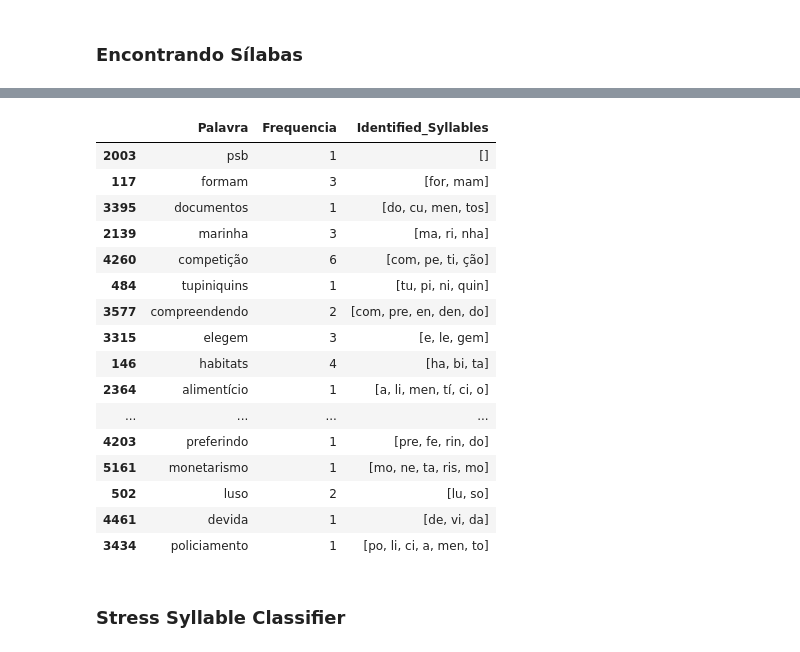
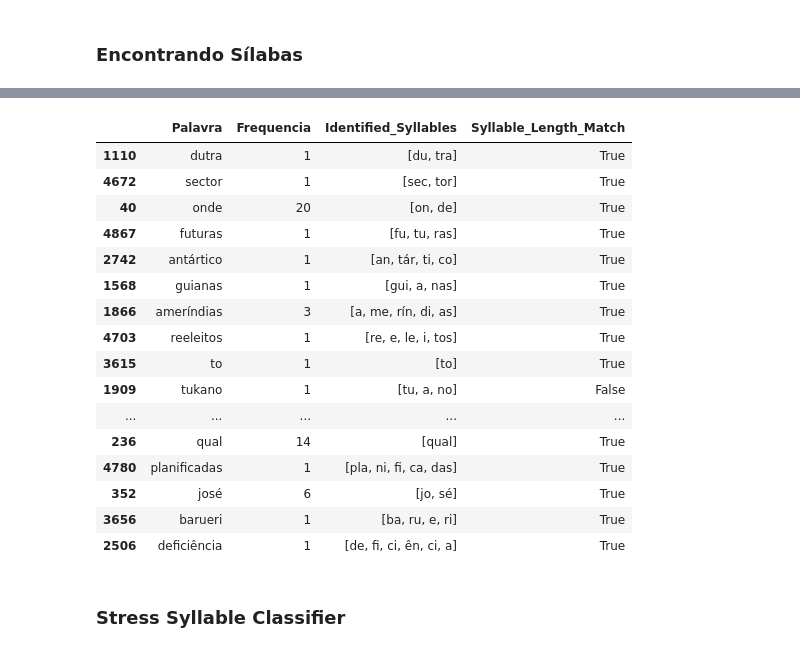
Before and after one commit to gui-llotiner/portuguese_word_structure, a Jupyter notebook: word_analysis.ipynb, the cells around one changed output, grey strips where cells are left out. Saved outputs shown, nothing was run; the diff lists cells and outputs as text; code cells hidden in the pictures.

```diff
--- a/word_analysis.ipynb
+++ b/word_analysis.ipynb
@@ -115,17 +113,20 @@ df
 vogais = ['a', 'e', 'i', 'o', 'u', 'á', 'é', 'í', 'ó', 'ú', 'â', 'ê', 'ô', 'ã', 'õ', 'ão', 'õe', 'ãe']
 
 # Cria uma lista de consoantes que aceitam CA
-consoantes_ca = ['b', 'c', 'd', 'f', 'g', 'p', 't']
+consoantes_ca = ['b', 'c', 'd', 'f', 'g', 'p', 't', 'v']
 
 # Cria uma lista de consoantes auxiliares (CA)
 consoantes_auxiliares = ['l', 'r']
 
 # Cria uma lista de consoantes de coda (CC)
-consoantes_coda = ['m', 'n', 'r', 'l', 'z', 's', 'x']
+consoantes_coda = ['m', 'n', 'r', 'l', 'z', 's', 'x', 'ns', 'rs', 'bs']
 codas = consoantes_coda
 
 # Cria uma lista de consoantes que não aceitam CA
-consoantes_nao_ca = ['h', 'j', 'm', 'n', 'r', 'l', 's', 'v', 'x', 'z', 'lh', 'nh', 'qu', 'gu', 'ch', 'ç']
+consoantes_nao_ca = ['h', 'j', 'm', 'n', 'r', 'l', 's', 'x', 'z', 'lh', 'nh', 'qu', 'gu', 'cl', 'ch', 'ç']
+
+# Cria uma lista de consoantes não-coda que podem aparecer no final de sílabas
+non_coda_end_consonants = ['p', 'd', 'b', 'c', 'g', 't']
 # %%
 def gerar_silabas(vogais, consoantes_ca, consoantes_auxiliares, consoantes_coda, consoantes_nao_ca):
     silabas = []
@@ -216,55 +201,73 @@ def identify_syllables_in_word(word, vogais, consoantes_ca, consoantes_auxiliare
     v_coda = [v + co for v in vogais for co in consoantes_coda]
 
     while i < len(word):
+        # Prioritize patterns with consonants first to avoid matching standalone vowels too early
         patterns = [ca_vc_coda, c_v_coda, ca_v, c_v, v_coda, vogais]
 
         matched = False
         for pattern_list in patterns:
             syllable = match_syllable_from_start(word[i:], pattern_list)
 
             # For codas, check if it should be retained as a coda or act as the starting consonant of the next syllable
             if syllable and syllable[-1] in consoantes_coda:
                 next_char_index = i + len(syllable)
                 if next_char_index < len(word):
                     next_char = word[next_char_index]
                     # Check if the coda plus the next character forms a valid digraph or cluster in consoantes_nao_ca
                     potential_digraph = syllable[-1] + next_char
                     if next_char in vogais or potential_digraph in consoantes_nao_ca:
                         # If coda is followed by a vowel or forms a valid digraph, treat it as the start of the next syllable
                         syllable = syllable[:-1]
 
             if syllable:
                 identified_syllables.append(syllable)
                 i += len(syllable)
                 matched = True
                 break
 
         if not matched:
-            i += 1  # If no syllable match, just move to the next character
+            # If no match and there’s a previous syllable, check if the current character can be appended
+            if i < len(word) and identified_syllables and word[i] in non_coda_end_consonants:
+                identified_syllables[-1] += word[i]
+                i += 1
+            else:
+                i += 1  # Move to the next character if no match or no previous syllable
+
+    # Handle non-coda consonants at the word's end
+    if i < len(word) and identified_syllables:
+        remaining = word[i:]
+        if remaining in non_coda_end_consonants:
+            identified_syllables[-1] += remaining
+            i += len(remaining)
 
     return identified_syllables
 
 df['Identified_Syllables'] = df['Palavra'].apply(lambda word: identify_syllables_in_word(word, vogais, consoantes_ca, consoantes_auxiliares, consoantes_coda, consoantes_nao_ca))
 
+df['Syllable_Length_Match'] = df.apply(lambda row: len(''.join(row['Identified_Syllables'])) == len(row['Palavra']), axis=1)
+incorrect_syllables_df = df[~df['Syllable_Length_Match']][['Palavra', 'Identified_Syllables']]
+
+#incorrect_syllables_df
+
 df
 # %% [output]
-|  | Palavra | Frequencia | Identified_Syllables |
-| 2003 | psb | 1 | [] |
-| 117 | formam | 3 | [for, mam] |
-| 3395 | documentos | 1 | [do, cu, men, tos] |
-| 2139 | marinha | 3 | [ma, ri, nha] |
-| 4260 | competição | 6 | [com, pe, ti, ção] |
-| 484 | tupiniquins | 1 | [tu, pi, ni, quin] |
-| 3577 | compreendendo | 2 | [com, pre, en, den, do] |
-| 3315 | elegem | 3 | [e, le, gem] |
-| 146 | habitats | 4 | [ha, bi, ta] |
-| 2364 | alimentício | 1 | [a, li, men, tí, ci, o] |
-| ... | ... | ... | ... |
-| 4203 | preferindo | 1 | [pre, fe, rin, do] |
-| 5161 | monetarismo | 1 | [mo, ne, ta, ris, mo] |
-| 502 | luso | 2 | [lu, so] |
-| 4461 | devida | 1 | [de, vi, da] |
-| 3434 | policiamento | 1 | [po, li, ci, a, men, to] |
+|  | Palavra | Frequencia | Identified_Syllables | Syllable_Length_Match |
+| 1110 | dutra | 1 | [du, tra] | True |
+| 4672 | sector | 1 | [sec, tor] | True |
+| 40 | onde | 20 | [on, de] | True |
+| 4867 | futuras | 1 | [fu, tu, ras] | True |
+| 2742 | antártico | 1 | [an, tár, ti, co] | True |
+| 1568 | guianas | 1 | [gui, a, nas] | True |
+| 1866 | ameríndias | 3 | [a, me, rín, di, as] | True |
+| 4703 | reeleitos | 1 | [re, e, le, i, tos] | True |
+| 3615 | to | 1 | [to] | True |
+| 1909 | tukano | 1 | [tu, a, no] | False |
+| ... | ... | ... | ... | ... |
+| 236 | qual | 14 | [qual] | True |
+| 4780 | planificadas | 1 | [pla, ni, fi, ca, das] | True |
+| 352 | josé | 6 | [jo, sé] | True |
+| 3656 | barueri | 1 | [ba, ru, e, ri] | True |
+| 2506 | deficiência | 1 | [de, fi, ci, ên, ci, a] | True |
 # %% [markdown]
 ### Stress Syllable Classifier
 # %%
```
Also changed, not shown: parts of 2 cells of this notebook.
